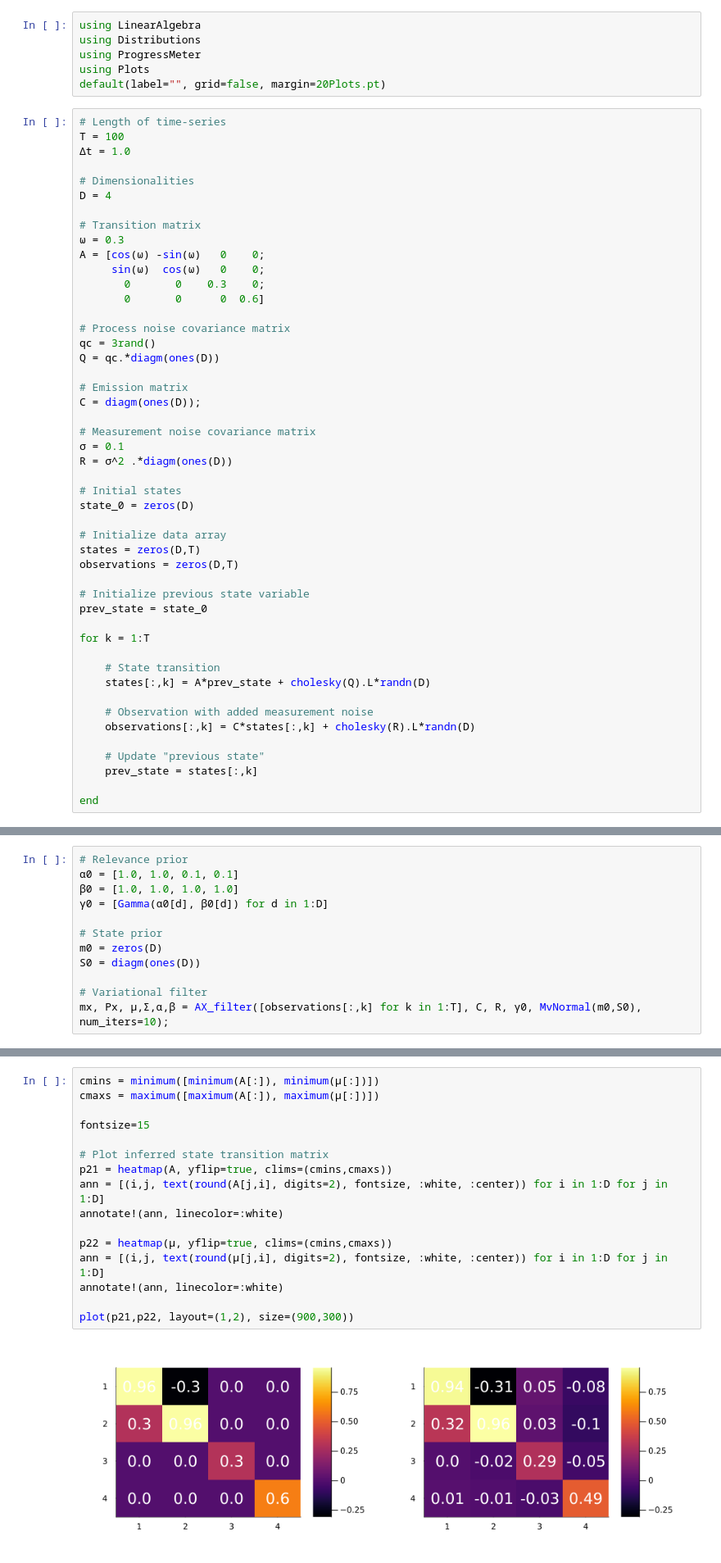
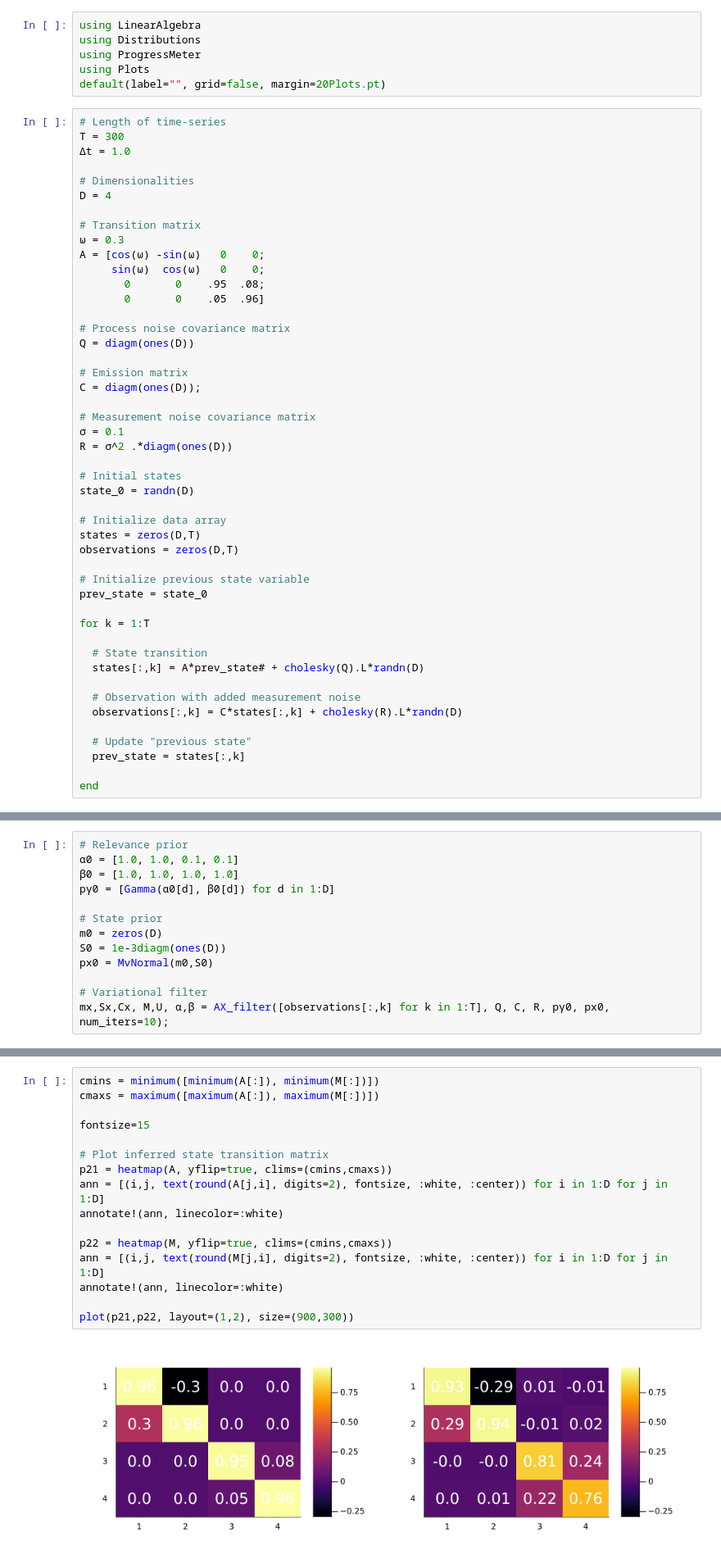
Before and after one commit to wmkouw/bayes-filters, a Jupyter notebook: demos/Infer rotations.ipynb, the cells around one changed output, grey strips where cells are left out. Shown at 82% size. Cells and saved outputs as stored; diff of their text form.

```diff
--- a/demos/Infer rotations.ipynb
+++ b/demos/Infer rotations.ipynb
@@ -41,7 +41,7 @@ using Plots
 default(label="", grid=false, margin=20Plots.pt)
 # %%
 # Length of time-series
-T = 100
+T = 300
 Δt = 1.0
 
 # Dimensionalities
@@ -51,12 +51,11 @@ D = 4
 ω = 0.3
 A = [cos(ω) -sin(ω)   0    0;
      sin(ω)  cos(ω)   0    0;
-       0       0    0.3    0;
-       0       0      0  0.6]
+       0       0    .95  .08;
+       0       0    .05  .96]
 
 # Process noise covariance matrix
-qc = 3rand()
-Q = qc.*diagm(ones(D))
+Q = diagm(ones(D))
 
 # Emission matrix
 C = diagm(ones(D));
@@ -66,7 +65,7 @@ C = diagm(ones(D));
 R = σ^2 .*diagm(ones(D))
 
 # Initial states
-state_0 = zeros(D)
+state_0 = randn(D)
 
 # Initialize data array
 states = zeros(D,T)
@@ -77,14 +76,14 @@ prev_state = state_0
 
 for k = 1:T
 
-    # State transition
-    states[:,k] = A*prev_state + cholesky(Q).L*randn(D)
+  # State transition
+  states[:,k] = A*prev_state# + cholesky(Q).L*randn(D)
 
-    # Observation with added measurement noise
-    observations[:,k] = C*states[:,k] + cholesky(R).L*randn(D)
+  # Observation with added measurement noise
+  observations[:,k] = C*states[:,k] + cholesky(R).L*randn(D)
 
-    # Update "previous state"
-    prev_state = states[:,k]
+  # Update "previous state"
+  prev_state = states[:,k]
 
 end
 # %%
@@ -129,14 +128,15 @@ AX_filter (generic function with 1 method)
 # Relevance prior
 α0 = [1.0, 1.0, 0.1, 0.1]
 β0 = [1.0, 1.0, 1.0, 1.0]
-γ0 = [Gamma(α0[d], β0[d]) for d in 1:D]
+pγ0 = [Gamma(α0[d], β0[d]) for d in 1:D]
 
 # State prior
 m0 = zeros(D)
-S0 = diagm(ones(D))
+S0 = 1e-3diagm(ones(D))
+px0 = MvNormal(m0,S0)
 
 # Variational filter
-mx, Px, μ,Σ,α,β = AX_filter([observations[:,k] for k in 1:T], C, R, γ0, MvNormal(m0,S0), num_iters=10);
+mx,Sx,Cx, M,U, α,β = AX_filter([observations[:,k] for k in 1:T], Q, C, R, pγ0, px0, num_iters=10);
 # %%
 plts = []
 for d = 1:D
@@ -153,18 +153,18 @@ plot(plts..., layout=(D,1), size=(900,D*200))
 # %%
-cmins = minimum([minimum(A[:]), minimum(μ[:])])
-cmaxs = maximum([maximum(A[:]), maximum(μ[:])])
+cmins = minimum([minimum(A[:]), minimum(M[:])])
+cmaxs = maximum([maximum(A[:]), maximum(M[:])])
 
 fontsize=15
 
 # Plot inferred state transition matrix
 p21 = heatmap(A, yflip=true, clims=(cmins,cmaxs))
 ann = [(i,j, text(round(A[j,i], digits=2), fontsize, :white, :center)) for i in 1:D for j in 1:D]
 annotate!(ann, linecolor=:white)
 
-p22 = heatmap(μ, yflip=true, clims=(cmins,cmaxs))
-ann = [(i,j, text(round(μ[j,i], digits=2), fontsize, :white, :center)) for i in 1:D for j in 1:D]
+p22 = heatmap(M, yflip=true, clims=(cmins,cmaxs))
+ann = [(i,j, text(round(M[j,i], digits=2), fontsize, :white, :center)) for i in 1:D for j in 1:D]
 annotate!(ann, linecolor=:white)
 
 plot(p21,p22, layout=(1,2), size=(900,300))
 # %% [output]
-[figure, old version]
+[figure, new version]
```
Also changed, not shown: parts of 4 cells of this notebook, 1 other file.
